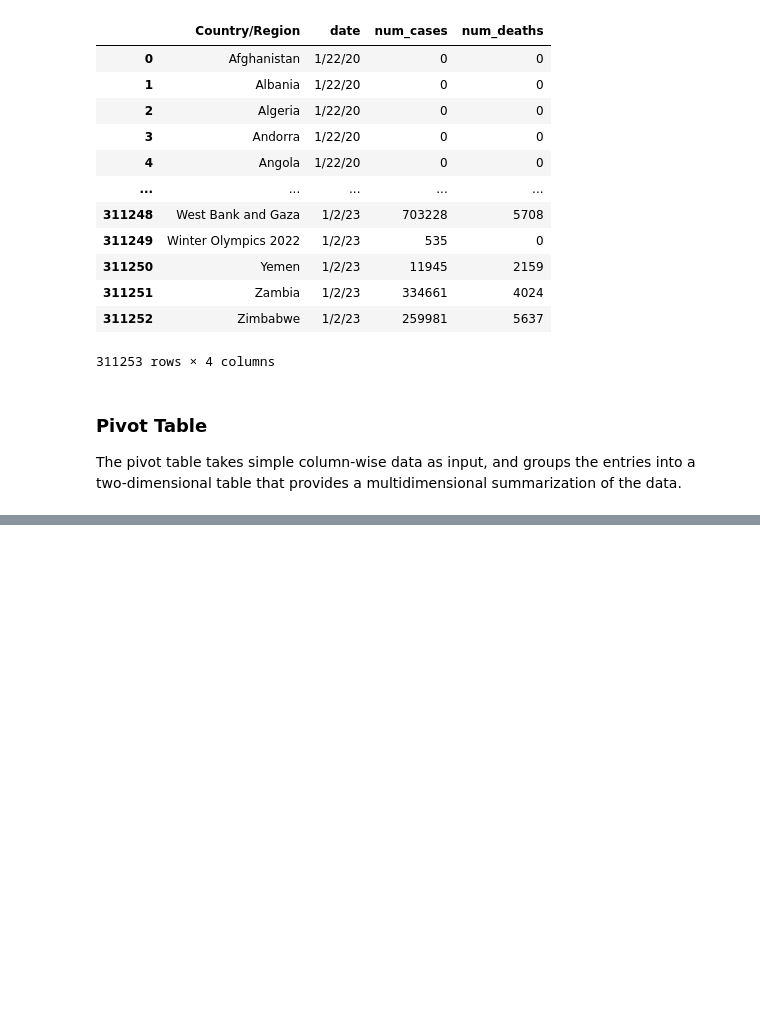
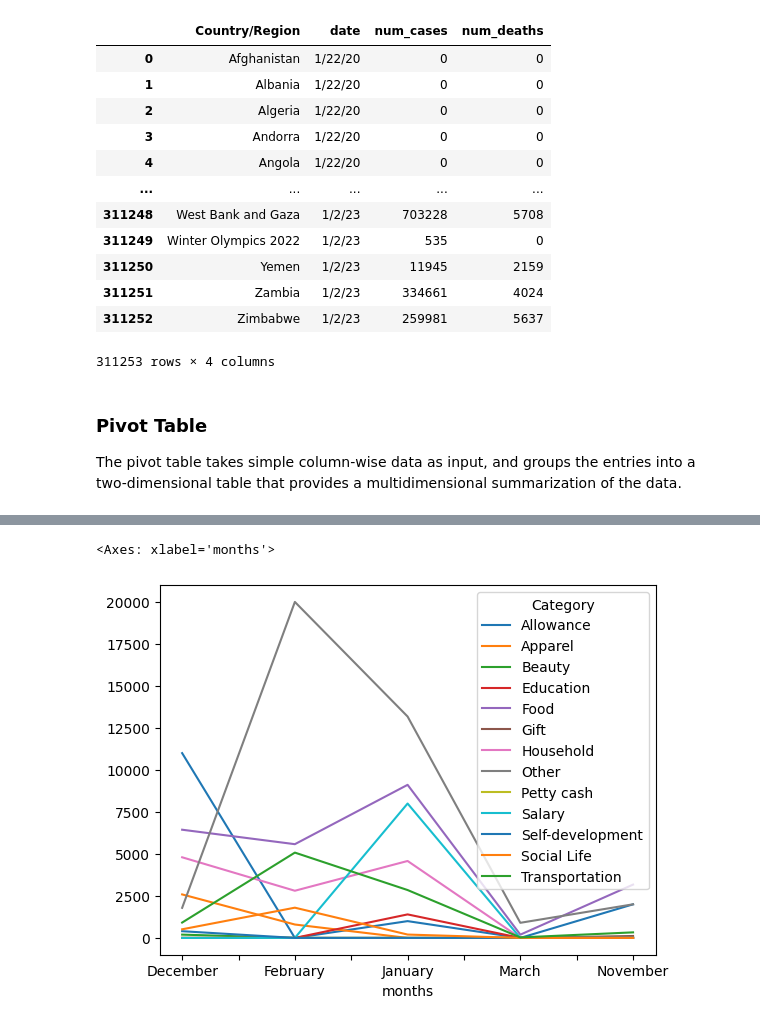
Before and after one commit to jyotirangu/DataScience, a Jupyter notebook: 14_Multiindex_seriesAndDataframe/1_multiindexObject.ipynb, the cells around one changed output, grey strips where cells are left out. Cells and saved outputs as stored; diff of their text form; code cells hidden in the pictures; blank space fills up the shorter version.

Commit message:
add the study of pivot table

```diff
--- a/14_Multiindex_seriesAndDataframe/1_multiindexObject.ipynb
+++ b/14_Multiindex_seriesAndDataframe/1_multiindexObject.ipynb
@@ -959,0 +1085,4 @@ The pivot table takes simple column-wise data as input, and groups the entries i
+# %%
+# plotting graphs
+df = pd.read_csv('1expense_data.csv')
+df.head()
@@ -959,0 +1135,3 @@ The pivot table takes simple column-wise data as input, and groups the entries i
+# %%
+df['Date'] = pd.to_datetime(df['Date'])
+# now the date becomes datetime not object anymore
@@ -959,0 +1174,2 @@ The pivot table takes simple column-wise data as input, and groups the entries i
+# %%
+df['months'] = df['Date'].dt.month_name()
@@ -959,0 +1205,5 @@ The pivot table takes simple column-wise data as input, and groups the entries i
+# %%
+df.pivot_table(index='months',columns='Category',values='INR',aggfunc='sum',fill_value=0).plot()
+# %% [output]
+<Axes: xlabel='months'>
+[figure, added]
```
Also changed, not shown: parts of 24 cells of this notebook, 1 other file.
